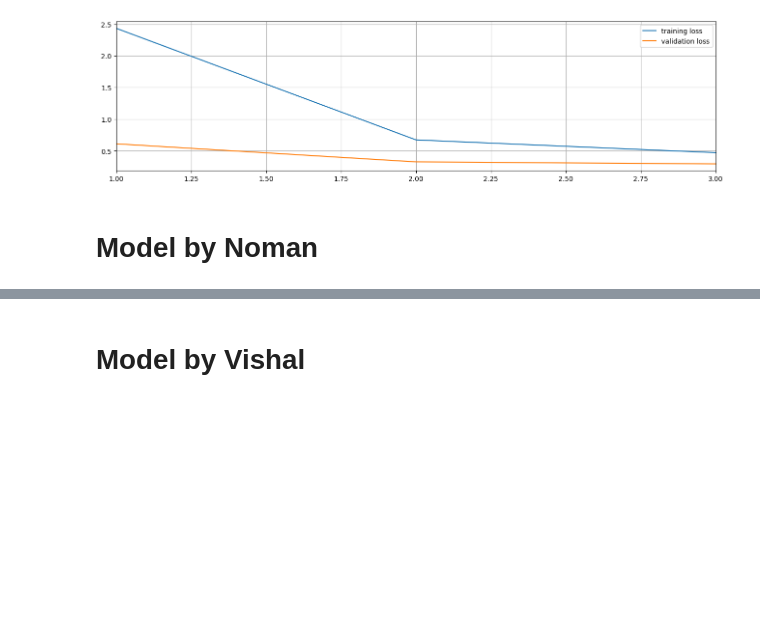
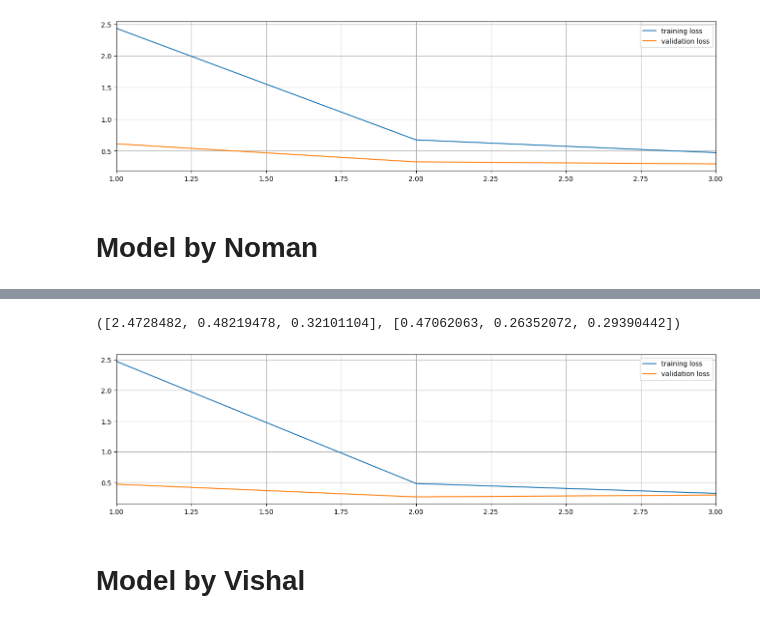
Before and after one commit to waruna-wickramasingha/landmark-detection, a Jupyter notebook: models/CV_Project.ipynb, the cells around one changed output, grey strips where cells are left out. Saved outputs shown, nothing was run; the diff lists cells and outputs as text; code cells hidden in the pictures; blank space fills up the shorter version.

Commit message:
resnet50 added

```diff
--- a/models/CV_Project.ipynb
+++ b/models/CV_Project.ipynb
@@ -540,0 +692,16 @@ epoch: 2        training loss: 0.4707   validation loss: 0.2931 validation accur
+# %%
+%%time
+bs = 64
+num_of_classes = len(i2c)
+
+tr_dl  = DataLoader(train_ds, batch_size=bs, shuffle=True, num_workers=3)
+val_dl = DataLoader(test_ds, batch_size=2*bs, shuffle=False, num_workers=3)
+
+resnet50 = models.resnet50(pretrained=True)
+resnet50.fc = nn.Linear(2048, num_of_classes)
+freeze_to(resnet50, -1, True)
+
+resnet50 = resnet50.cuda()
+
+fit(resnet50, tr_dl, val_dl, epochs=3)
+# %% [output]
@@ -541,3 +713,5 @@ epoch: 2        training loss: 0.4707   validation loss: 0.2931 validation accur
+([2.4728482, 0.48219478, 0.32101104], [0.47062063, 0.26352072, 0.29390442])
+[figure, added]
 # %% [markdown]
 # Model by Vishal
 # %% [markdown]
```
Also changed, not shown: parts of 18 cells of this notebook.
